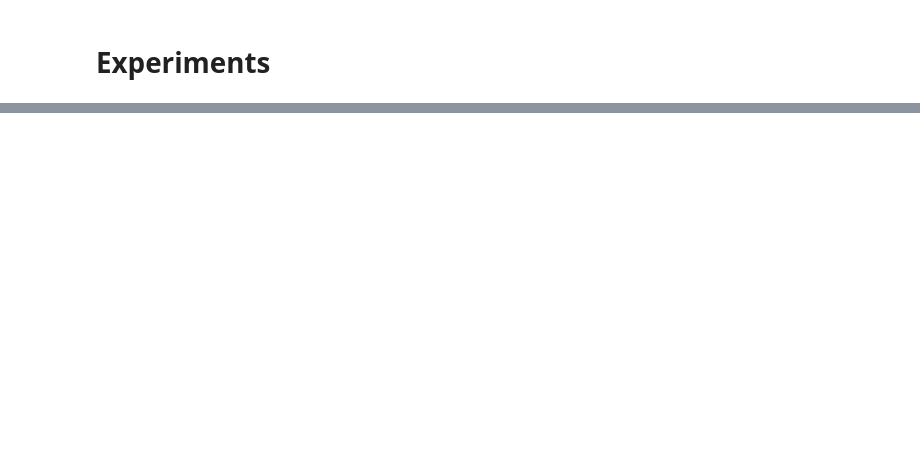
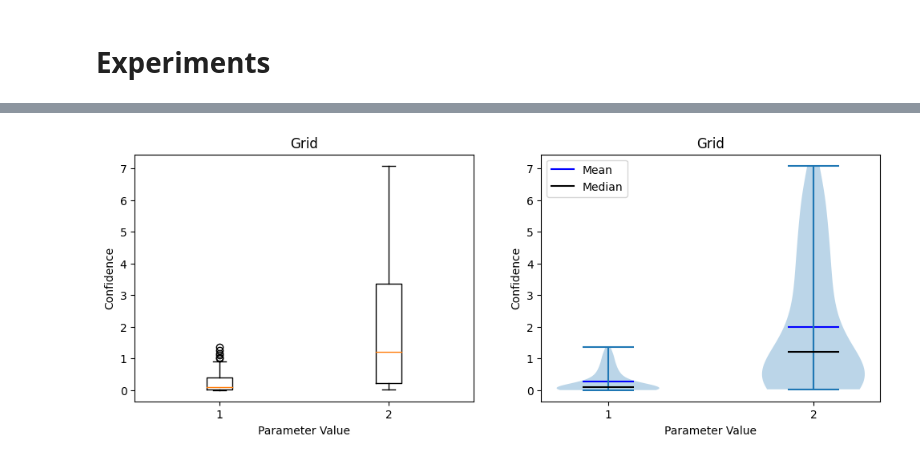
Before and after one commit to stephancurran/facial-recognition, a Jupyter notebook: FacialRecognition.ipynb, the cells around one changed output, grey strips where cells are left out. Saved outputs shown, nothing was run; the diff lists cells and outputs as text; code cells hidden in the pictures; blank space fills up the shorter version.

```diff
--- a/FacialRecognition.ipynb
+++ b/FacialRecognition.ipynb
@@ -674,0 +723,12 @@ plt.show()
+# %%
+values = gs_values[:2]
+stats = [[conf for params, conf in results.items() if params[2] == n] for n in values]
+
+plt.figure(figsize=(12, 4))
+plt.subplot(1, 2, 1)
+plot_stats(stats, "Grid", values, box=True)
+plt.subplot(1, 2, 2)
+plot_stats(stats, "Grid", values, box=False)
+plt.show()
+# %% [output]
+[figure, added]
```
Also changed, not shown: parts of 20 cells of this notebook, 1 other file.
